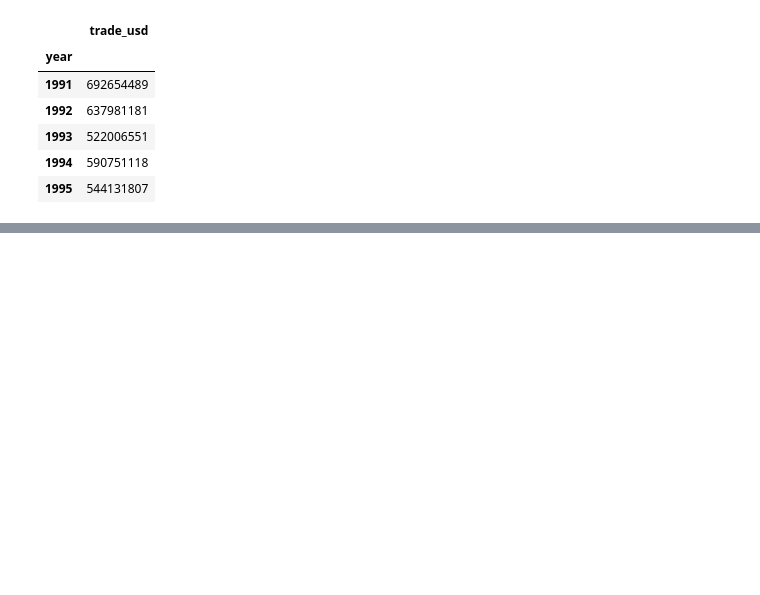
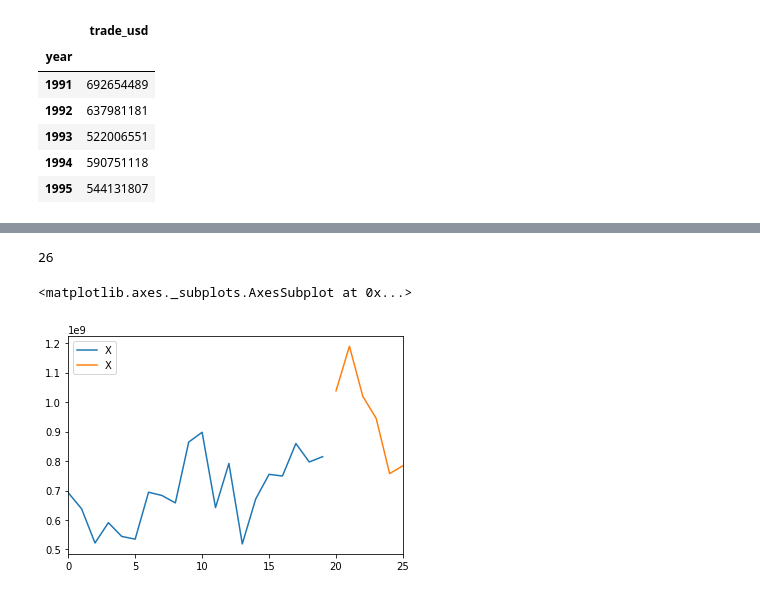
Before and after one commit to MihailoJoksimovic/commodity-trade-statistics-analysis, a Jupyter notebook: Forecasting Pipeline.ipynb, the cells around one changed output, grey strips where cells are left out. Saved outputs shown, nothing was run; the diff lists cells and outputs as text; code cells hidden in the pictures; blank space fills up the shorter version.

```diff
--- a/Forecasting Pipeline.ipynb
+++ b/Forecasting Pipeline.ipynb
@@ -80,0 +89,17 @@ Predicted: 783464474.794, Actual: 784223079.0, Diff: 758604.205734
+# %%
+TRAIN_SIZE = 20
+# %%
+len(all_data)
+# %% [output]
+26
+# %%
+all_data_df = pd.DataFrame(all_data, columns=['X'])
+# %%
+train = all_data_df[:TRAIN_SIZE] # First 20 samples for training
+test = all_data_df[TRAIN_SIZE:] # Last 20 samples for testing
+# %%
+ax = train.plot()
+test.plot(ax=ax)
+# %% [output]
+<matplotlib.axes._subplots.AxesSubplot at 0x...>
+[figure, added]
```
Also changed, not shown: parts of 21 cells of this notebook, 1 other file.
